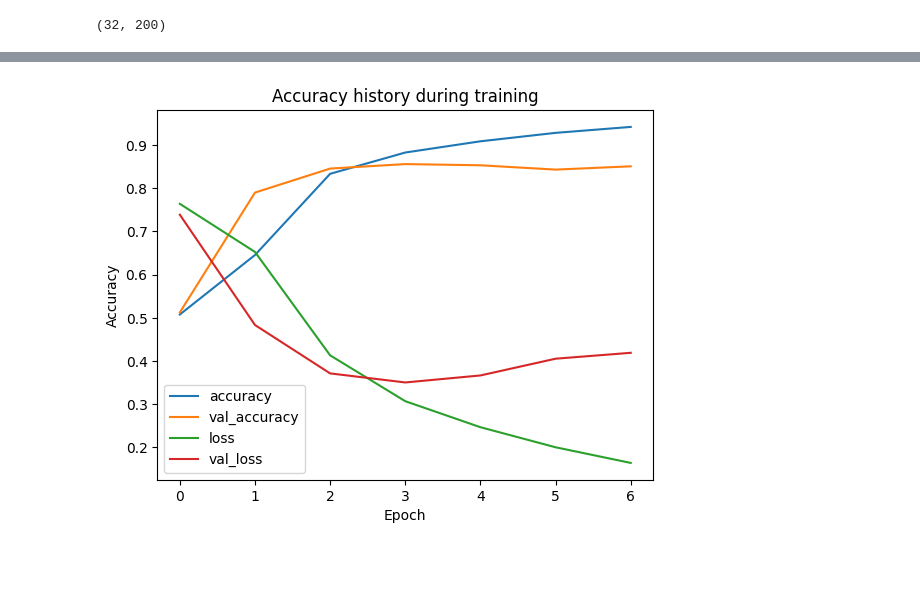
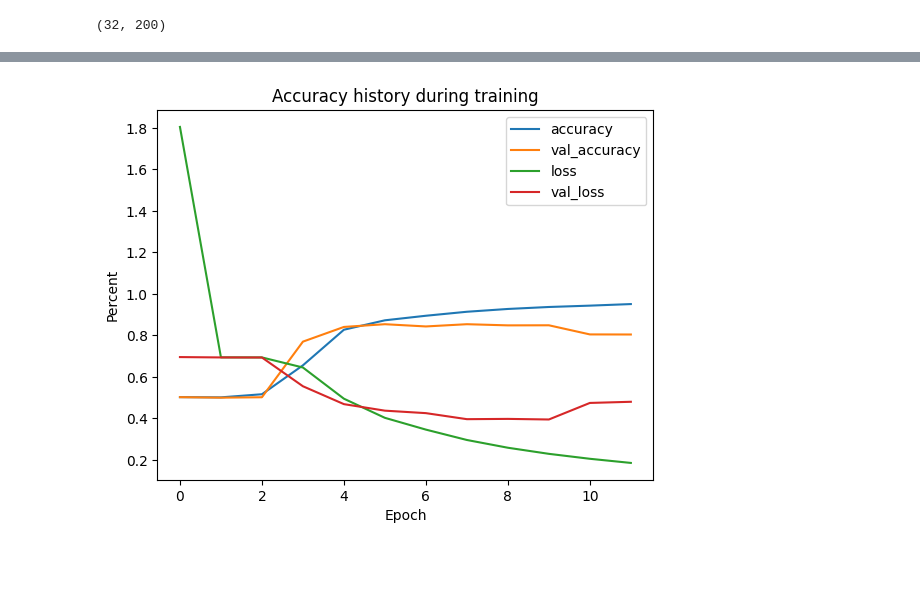
Before and after one commit to normanboettcher/sentiment_analysis, a Jupyter notebook: Untitled.ipynb, the cells around one changed output, grey strips where cells are left out. Cells and saved outputs as stored; diff of their text form; code cells hidden in the pictures.

```diff
--- a/Untitled.ipynb
+++ b/Untitled.ipynb
@@ -29,7 +29,7 @@ datasets, info = tfds.load("imdb_reviews", as_supervised=True, with_info=True)
 # %%
 from src.review_learn import create_train_test_val, load_glove_embeddings
 # %%
-train_set, test_set, val_set = create_train_test_val(datasets, validation_fraction=0.1)
+train_set, test_set, val_set = create_train_test_val(datasets, validation_fraction=0.20)
 # %%
 from src.review_stats import print_stats_of_texts, print_text_stats, TextStatisticUtils
 # %%
@@ -105,7 +105,7 @@ def build_model(n_hidden=2, embed_size=128, vocab_size=10000, num_oov_buckets=10
 
     model.add(tf.keras.layers.Embedding(input_dim=vocab_size + num_oov_buckets, weights=[embedding_matrix], trainable=True, output_dim=embed_size))
     # 1D Convolutional Layer (Extrahiert lokale Merkmale)
-    model.add(tf.keras.layers.Conv1D(filters=128, kernel_size=5, activation="relu", padding="same"))
+    model.add(tf.keras.layers.Conv1D(filters=64, kernel_size=5, activation="relu", padding="same"))
     ##model.add(tf.keras.layers.BatchNormalization())
     model.add(tf.keras.layers.MaxPooling1D(pool_size=2))
     for hidden in range(n_hidden):
@@ -118,8 +118,9 @@ def build_model(n_hidden=2, embed_size=128, vocab_size=10000, num_oov_buckets=10
     model.add(tf.keras.layers.GlobalAveragePooling1D())
 
     model.add(tf.keras.layers.Dropout(dropout_rate))
-    model.add(tf.keras.layers.Dense(50, activation="relu"))
-    model.add(tf.keras.layers.Dense(1, activation="sigmoid", kernel_regularizer=l2(0.001)))
+    model.add(tf.keras.layers.Dense(50, activation="relu", kernel_regularizer=l2(0.001)))
+    model.add(tf.keras.layers.BatchNormalization())
+    model.add(tf.keras.layers.Dense(1, activation="sigmoid"))
     model.compile(loss="binary_crossentropy", optimizer=tf.keras.optimizers.Adam(learning_rate=0.0005),
                   metrics=["accuracy"])
     return model
@@ -128,7 +129,7 @@ lr_scheduler = tf.keras.callbacks.ReduceLROnPlateau(monitor="val_loss", factor=0
 # %%
 model = build_model(n_hidden=1, vocab_size=10000, num_oov_buckets=1000, embedding_matrix=embeddings, embed_size=100, dropout_rate=0.6)
 # %%
-history = model.fit(train_data, validation_data=validation_data, epochs=12, callbacks=[tf.keras.callbacks.ModelCheckpoint('sentiment_model.keras', save_best_only=True),
-                                                                                      tf.keras.callbacks.EarlyStopping(patience=3, restore_best_weights=True),
+history = model.fit(train_data, validation_data=validation_data, epochs=15, callbacks=[tf.keras.callbacks.ModelCheckpoint('sentiment_model.keras', save_best_only=True),
+                                                                                      tf.keras.callbacks.EarlyStopping(patience=5, restore_best_weights=True),
                                                                                 lr_scheduler])
 # %% [output]
@@ -151,16 +140,16 @@ import matplotlib.pyplot as plt
 # %%
 accuracy, val_accuracy, loss, val_loss = history.history["accuracy"], history.history["val_accuracy"], history.history["loss"], history.history["val_loss"]
 plt.plot(accuracy, label='accuracy')
 plt.plot(val_accuracy, label="val_accuracy")
 plt.plot(loss, label="loss")
 plt.plot(val_loss, label="val_loss")
 plt.xlabel('Epoch')
-plt.ylabel('Accuracy')
+plt.ylabel('Percent')
 plt.legend()
 plt.title('Accuracy history during training')
 plt.show()
 # %% [output]
-[figure, old version]
+[figure, new version]
 # %% [markdown]
 ##
 # %%
```
Also changed, not shown: parts of 3 cells of this notebook.
